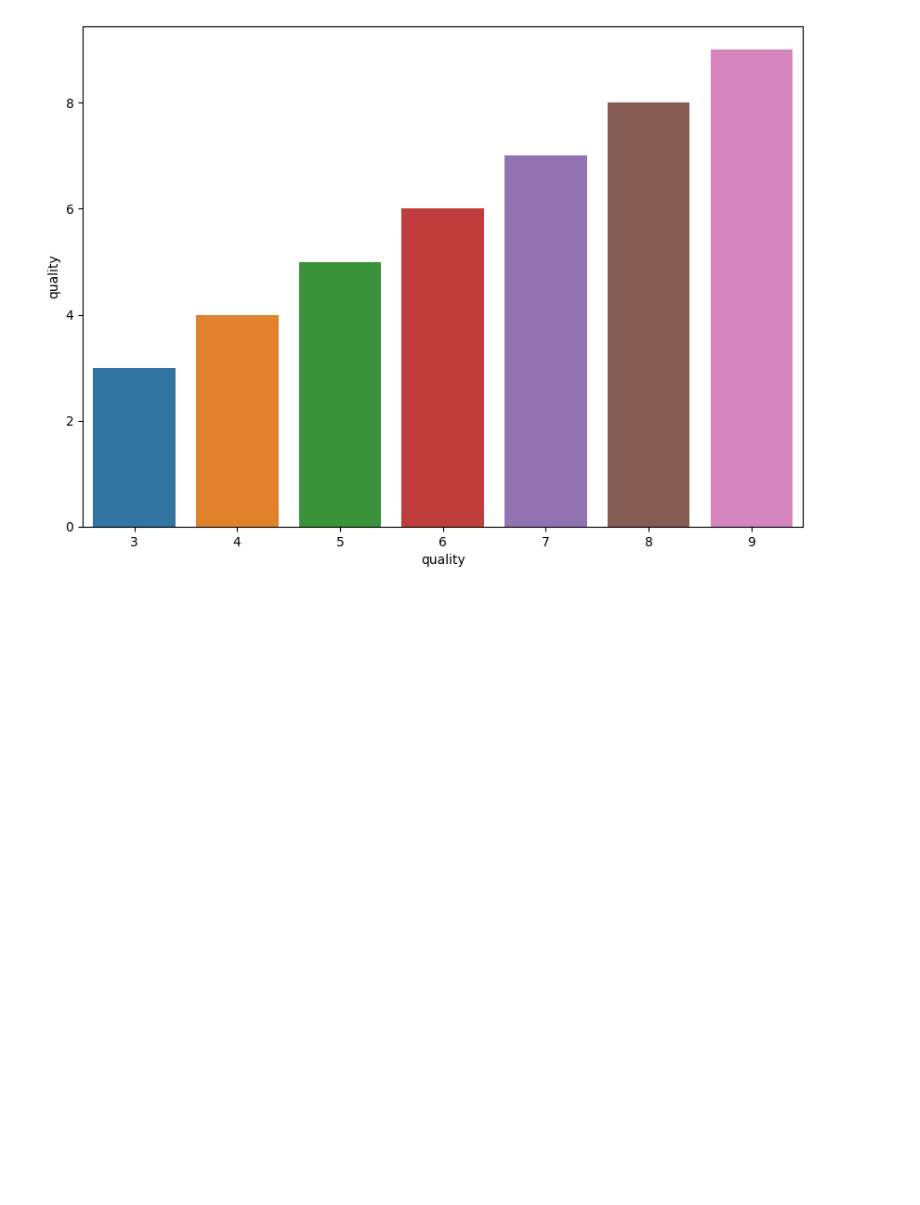
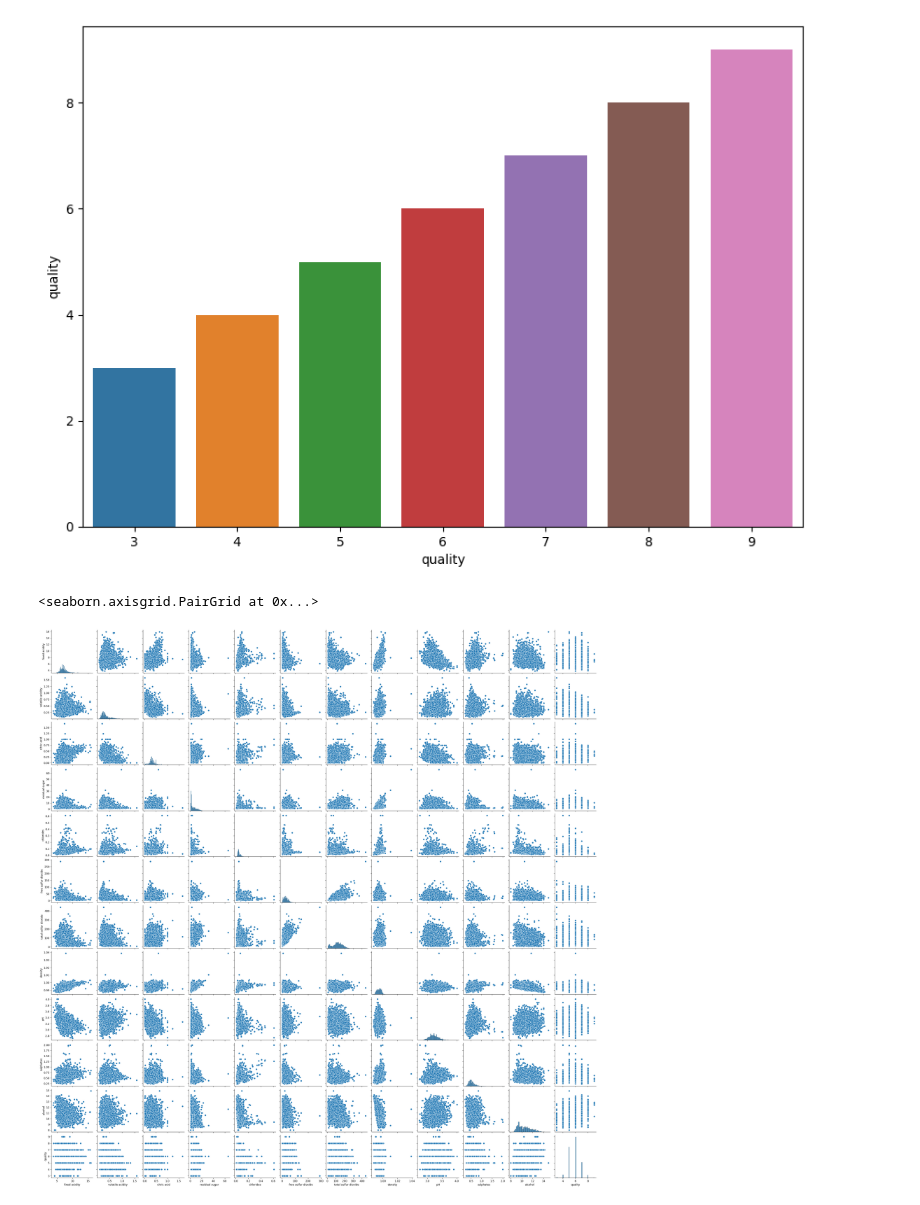
Before and after one commit to PixelQuinn/wine-quality-prediction, a Jupyter notebook: Wine Quality Prediction.ipynb, the cells around one changed output. Cells and saved outputs as stored; diff of their text form; code cells hidden in the pictures; blank space fills up the shorter version.

```diff
--- a/Wine Quality Prediction.ipynb
+++ b/Wine Quality Prediction.ipynb
@@ -278,3 +332,9 @@ sns.barplot(x='quality', y='quality', data=wine)
 # %% [output]
 <Axes: xlabel='quality', ylabel='quality'>
 [figure]
+# %%
+#Plotting all variables for their distribution and relation
+sns.pairplot(wine)
+# %% [output]
+<seaborn.axisgrid.PairGrid at 0x...>
+[figure, added]
```
Also changed, not shown: parts of 13 cells of this notebook.
